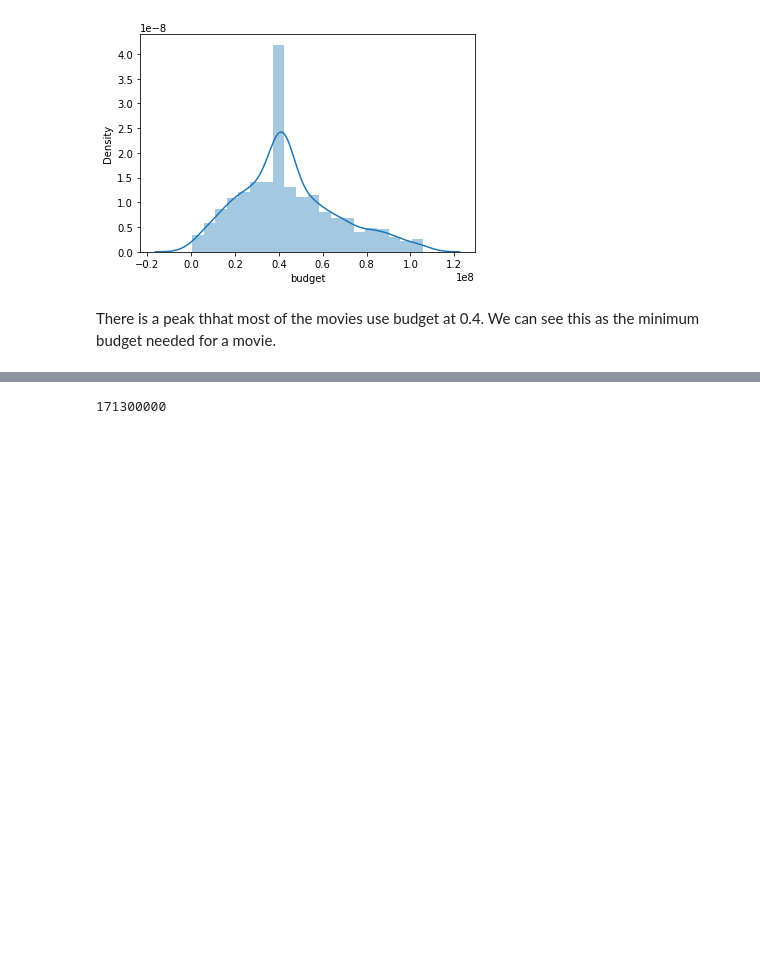
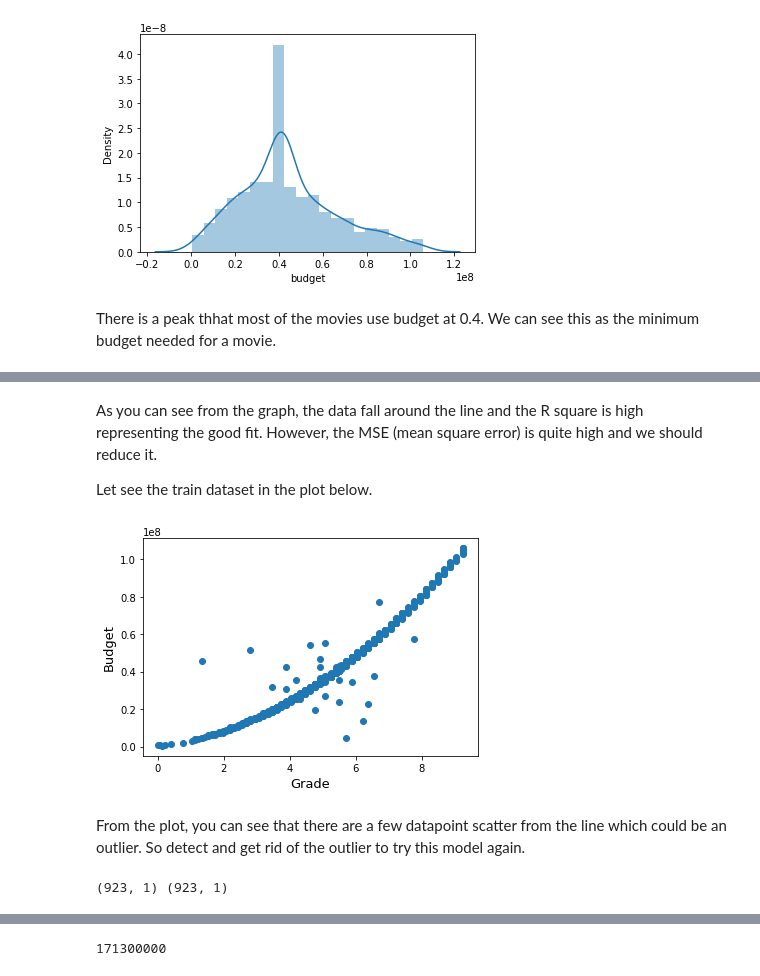
Before and after one commit to pchamio/Data-Analyst-Exercise, a Jupyter notebook: Data_Analyst_Exercise.ipynb, the cells around one changed output, grey strips where cells are left out. Drawn from its saved outputs; the diff is of its cells as text; code cells hidden in the pictures; blank space fills up the shorter version.

```diff
--- a/Data_Analyst_Exercise.ipynb
+++ b/Data_Analyst_Exercise.ipynb
@@ -225,0 +331,25 @@ Assuming it is possible to create a movie with an imaginary grade of 12, how muc
+# %% [markdown]
+As you can see from the graph, the data fall around the line and the R square is high representing the good fit. However, the MSE (mean square error) is quite high and we should reduce it.
+
+Let see the train dataset in the plot below.
+# %%
+fig, ax = plt.subplots()
+ax.scatter(x = X_train, y = y_train)
+plt.ylabel('Budget', fontsize=13)
+plt.xlabel('Grade', fontsize=13)
+plt.show()
+# %% [output]
+[figure, added]
+# %% [markdown]
+From the plot, you can see that there are a few datapoint scatter from the line which could be an outlier. So detect and get rid of the outlier to try this model again.
+# %%
+# identify outliers in the training dataset
+lof = LocalOutlierFactor()
+yhat = lof.fit_predict(X_train)
+# select all rows that are not outliers
+mask = yhat != -1
+X_train, y_train = X_train[mask, :], y_train[mask]
+# summarize the shape of the updated training dataset
+print(X_train.shape, y_train.shape)
+# %% [output]
+(923, 1) (923, 1)
```
Also changed, not shown: parts of 38 cells of this notebook.
